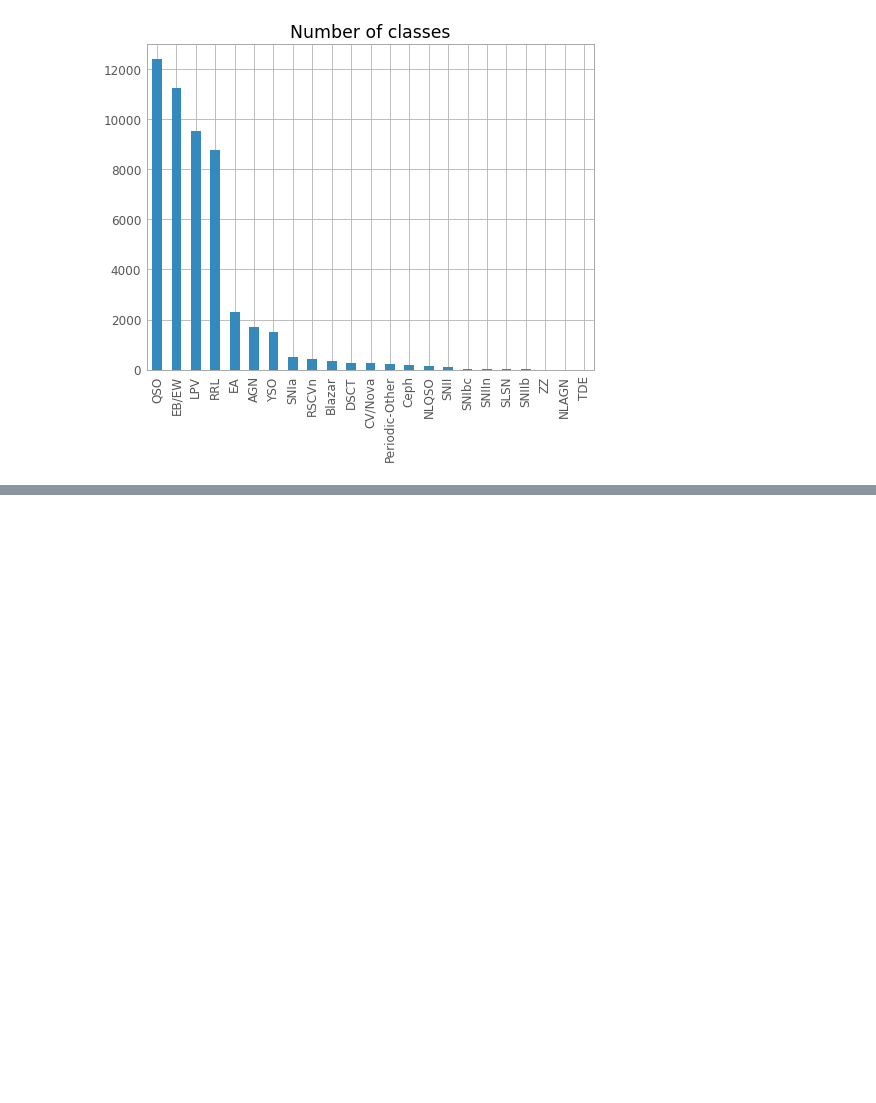
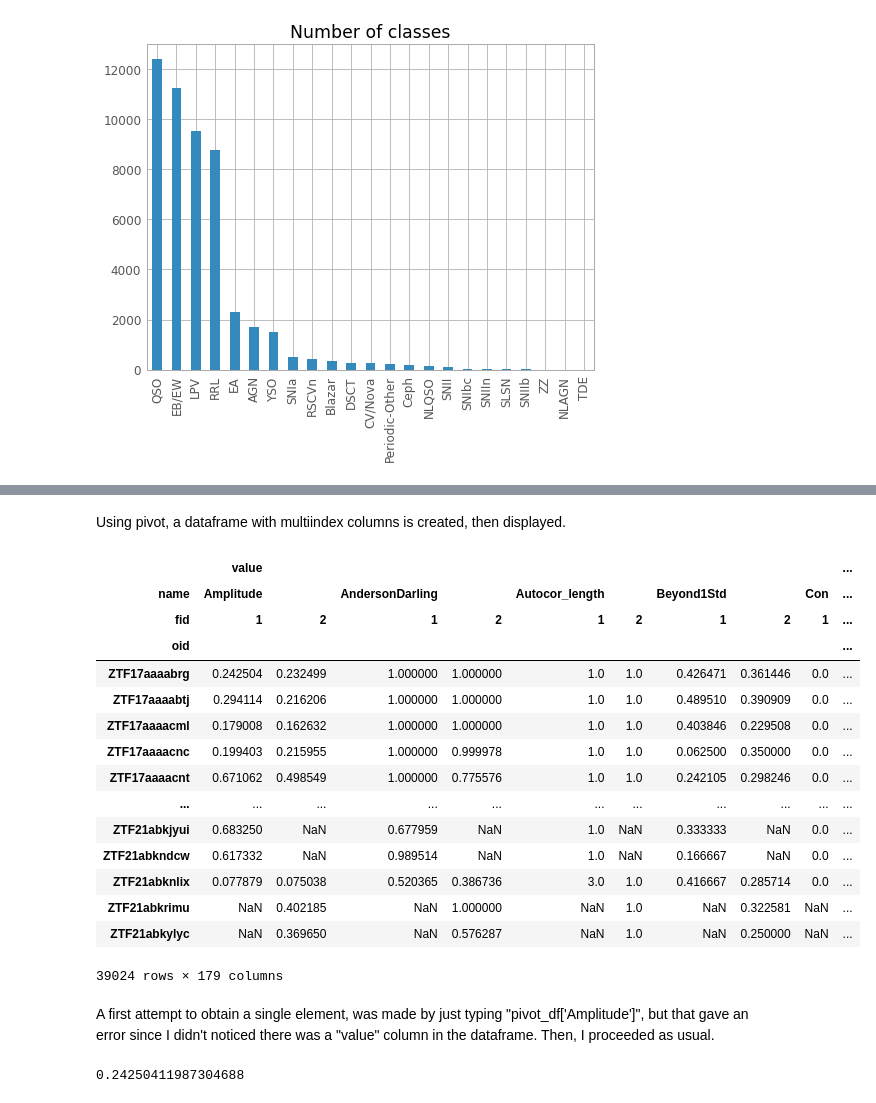
Before and after one commit to vPedreros/Astroinformatics-Homeworks, a Jupyter notebook: Homework-2/H2_vPedreros.ipynb, the cells around one changed output, grey strips where cells are left out. Saved outputs shown, nothing was run; the diff lists cells and outputs as text; code cells hidden in the pictures; blank space fills up the shorter version.

```diff
--- a/Homework-2/H2_vPedreros.ipynb
+++ b/Homework-2/H2_vPedreros.ipynb
@@ -55,0 +60,3 @@ ax.set_title('Number of classes');
+# %%
+df = pd.read_pickle('features_small.pickle')
+display(df)
@@ -55,0 +78,28 @@ ax.set_title('Number of classes');
+# %% [markdown]
+Using pivot, a dataframe with multiindex columns is created, then displayed.
+# %%
+pivot_df = df.pivot(columns=['name','fid'],values=['value'])
+display(pivot_df)
+# %% [output]
+|  | value |  |  |  |  |  |  |  |  | ... |
+| name | Amplitude |  | AndersonDarling |  | Autocor_length |  | Beyond1Std |  | Con | ... |
+| fid | 1 | 2 | 1 | 2 | 1 | 2 | 1 | 2 | 1 | ... |
+| oid |  |  |  |  |  |  |  |  |  | ... |
+| ZTF17aaaabrg | 0.242504 | 0.232499 | 1.000000 | 1.000000 | 1.0 | 1.0 | 0.426471 | 0.361446 | 0.0 | ... |
+| ZTF17aaaabtj | 0.294114 | 0.216206 | 1.000000 | 1.000000 | 1.0 | 1.0 | 0.489510 | 0.390909 | 0.0 | ... |
+| ZTF17aaaacml | 0.179008 | 0.162632 | 1.000000 | 1.000000 | 1.0 | 1.0 | 0.403846 | 0.229508 | 0.0 | ... |
+| ZTF17aaaacnc | 0.199403 | 0.215955 | 1.000000 | 0.999978 | 1.0 | 1.0 | 0.062500 | 0.350000 | 0.0 | ... |
+| ZTF17aaaacnt | 0.671062 | 0.498549 | 1.000000 | 0.775576 | 1.0 | 1.0 | 0.242105 | 0.298246 | 0.0 | ... |
+| ... | ... | ... | ... | ... | ... | ... | ... | ... | ... | ... |
+| ZTF21abkjyui | 0.683250 | NaN | 0.677959 | NaN | 1.0 | NaN | 0.333333 | NaN | 0.0 | ... |
+| ZTF21abkndcw | 0.617332 | NaN | 0.989514 | NaN | 1.0 | NaN | 0.166667 | NaN | 0.0 | ... |
+| ZTF21abknlix | 0.077879 | 0.075038 | 0.520365 | 0.386736 | 3.0 | 1.0 | 0.416667 | 0.285714 | 0.0 | ... |
+| ZTF21abkrimu | NaN | 0.402185 | NaN | 1.000000 | NaN | 1.0 | NaN | 0.322581 | NaN | ... |
+| ZTF21abkylyc | NaN | 0.369650 | NaN | 0.576287 | NaN | 1.0 | NaN | 0.250000 | NaN | ... |
+39024 rows × 179 columns
+# %% [markdown]
+A first attempt to obtain a single element, was made by just typing "pivot_df['Amplitude']", but that gave an error since I didn't noticed there was a "value" column in the dataframe. Then, I proceeded as usual.
+# %%
+pivot_df['value']['Amplitude'][1][0]
+# %% [output]
+0.24250411987304688
```
Also changed, not shown: parts of 4 cells of this notebook.
